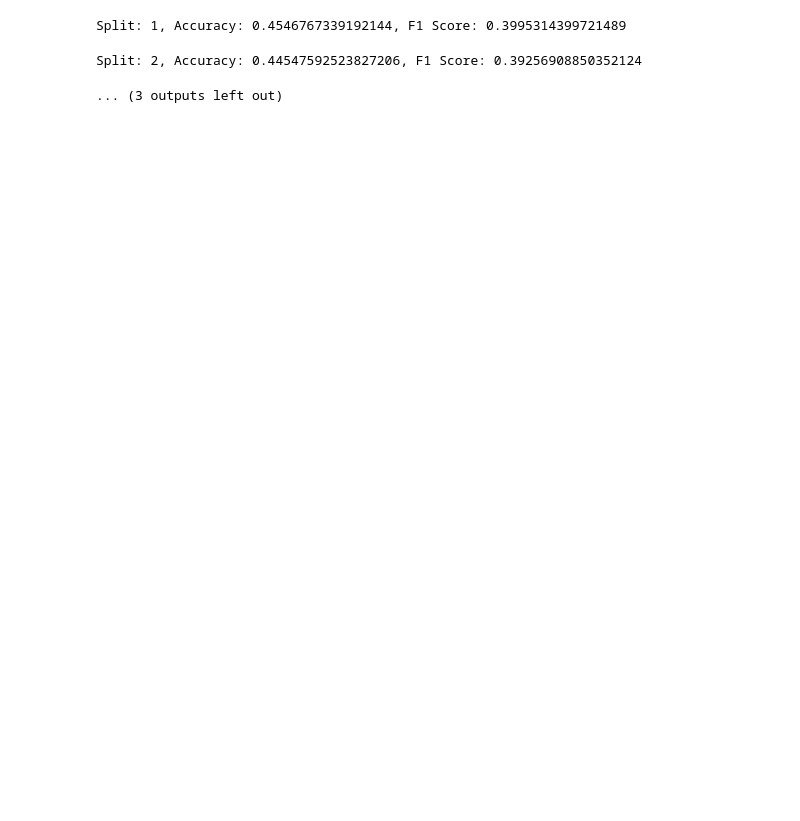
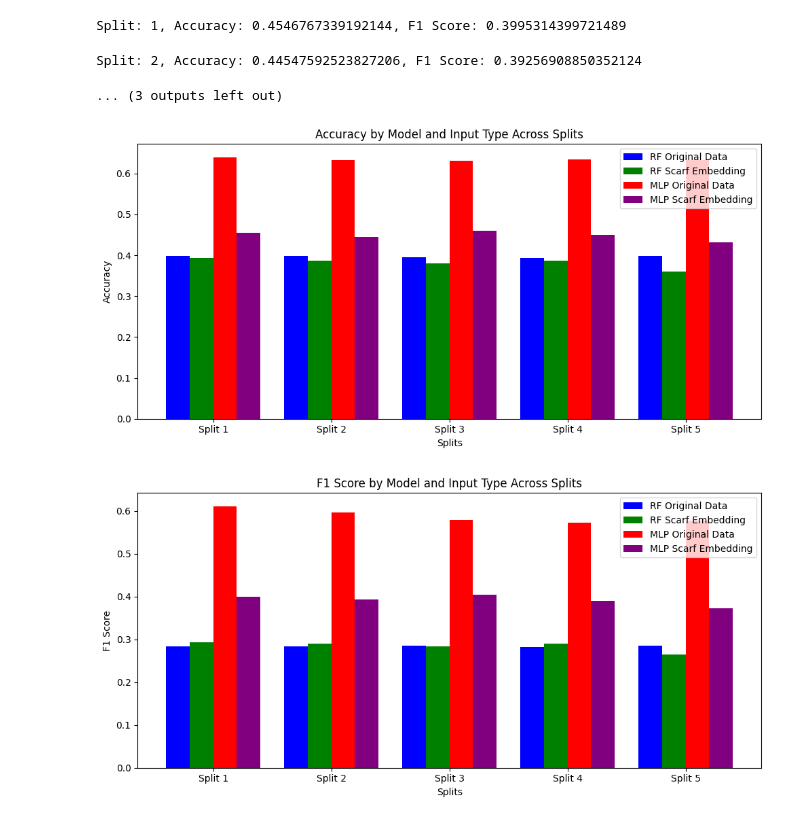
Before and after one commit to Lumin-Lab/BerCuration, a Jupyter notebook: run_on_kaggle.ipynb, the cells around one changed output. Drawn from its saved outputs; the diff is of its cells as text; code cells hidden in the pictures; blank space fills up the shorter version.

```diff
--- a/run_on_kaggle.ipynb
+++ b/run_on_kaggle.ipynb
@@ -804,3 +804,67 @@ Near-duplicate issues
 Split: 1, Accuracy: 0.4546767339192144, F1 Score: 0.3995314399721489
 Split: 2, Accuracy: 0.44547592523827206, F1 Score: 0.39256908850352124
 ... (3 outputs left out)
+# %%
+import matplotlib.pyplot as plt
+import numpy as np
+
+# Data
+models = ['Random Forest', 'MLP']
+inputs = ['Original Data', 'Scarf Embedding']
+splits = ['Split 1', 'Split 2', 'Split 3', 'Split 4', 'Split 5']
+
+# Accuracy and F1 Score for Random Forest and MLP
+accuracy_data = [
+    [0.3985, 0.3980, 0.3958, 0.3934, 0.3983],  # Random Forest Original Data
+    [0.3927, 0.3870, 0.3803, 0.3866, 0.3596],  # Random Forest Scarf Embedding
+    [0.6401, 0.6334, 0.6306, 0.6351, 0.6332],  # MLP Original Data
+    [0.4547, 0.4455, 0.4596, 0.4494, 0.4313]   # MLP Scarf Embedding
+]
+
+f1_score_data = [
+    [0.2840, 0.2842, 0.2845, 0.2813, 0.2847],  # Random Forest Original Data
+    [0.2931, 0.2901, 0.2836, 0.2903, 0.2650],  # Random Forest Scarf Embedding
+    [0.6113, 0.5959, 0.5782, 0.5732, 0.5779],  # MLP Original Data
+    [0.3995, 0.3926, 0.4046, 0.3906, 0.3733]   # MLP Scarf Embedding
+]
+
+colors = ['blue', 'green', 'red', 'purple']
+labels = [
+    'RF Original Data', 'RF Scarf Embedding',
+    'MLP Original Data', 'MLP Scarf Embedding'
+]
+
+# Setup the bar width
+bar_width = 0.2
+index = np.arange(len(splits))
+
+# Create Accuracy Plot
+plt.figure(figsize=(10, 5))
+for i in range(len(accuracy_data)):
+    plt.bar(index + i * bar_width, accuracy_data[i], bar_width, label=labels[i], color=colors[i])
+
+plt.xlabel('Splits')
+plt.ylabel('Accuracy')
+plt.title('Accuracy by Model and Input Type Across Splits')
+plt.xticks(index + 1.5 * bar_width, splits)
+plt.legend()
+
+plt.tight_layout()
+plt.show()
+
+# Create F1 Score Plot
+plt.figure(figsize=(10, 5))
+for i in range(len(f1_score_data)):
+    plt.bar(index + i * bar_width, f1_score_data[i], bar_width, label=labels[i], color=colors[i])
+
+plt.xlabel('Splits')
+plt.ylabel('F1 Score')
+plt.title('F1 Score by Model and Input Type Across Splits')
+plt.xticks(index + 1.5 * bar_width, splits)
+plt.legend()
+
+plt.tight_layout()
+plt.show()
+# %% [output]
+[figure, added]
+[figure, added]
```
